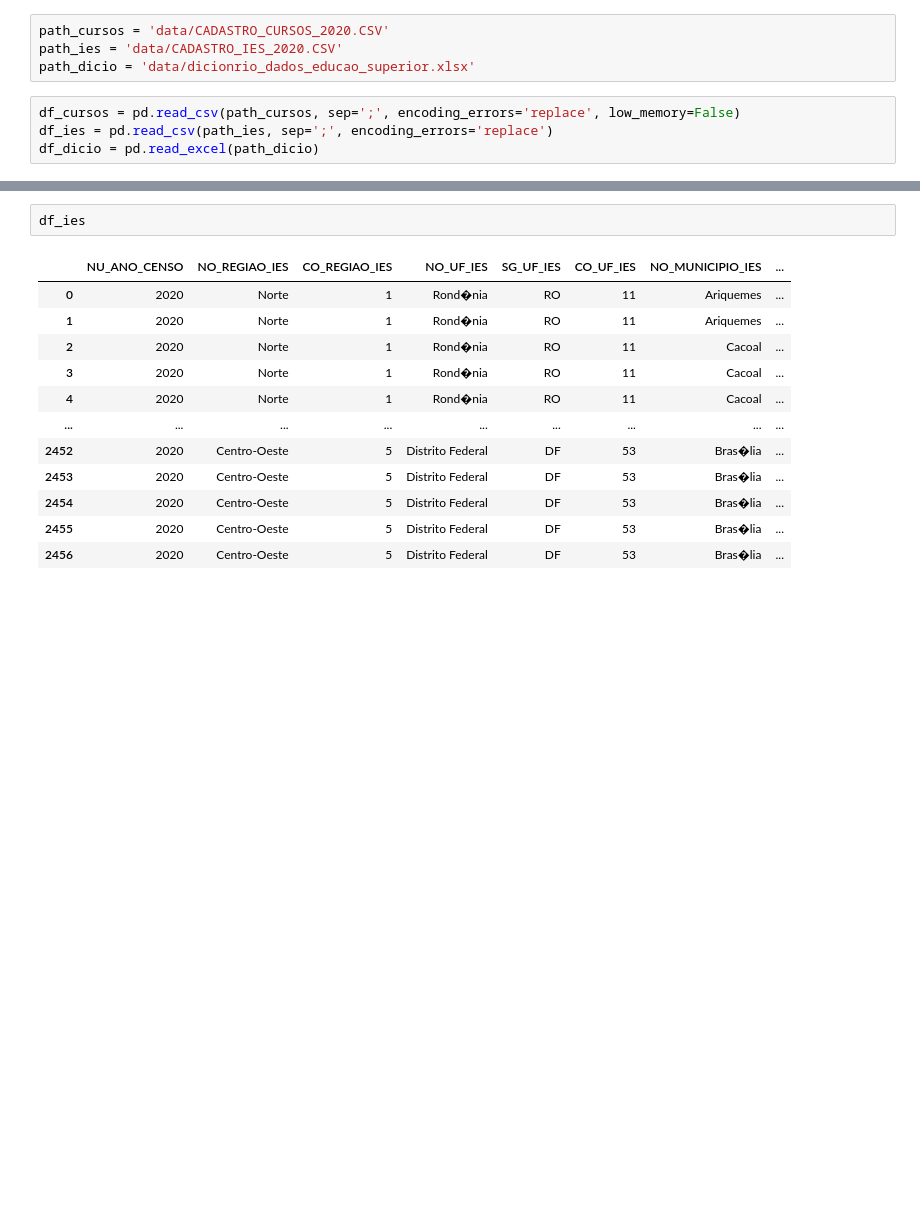
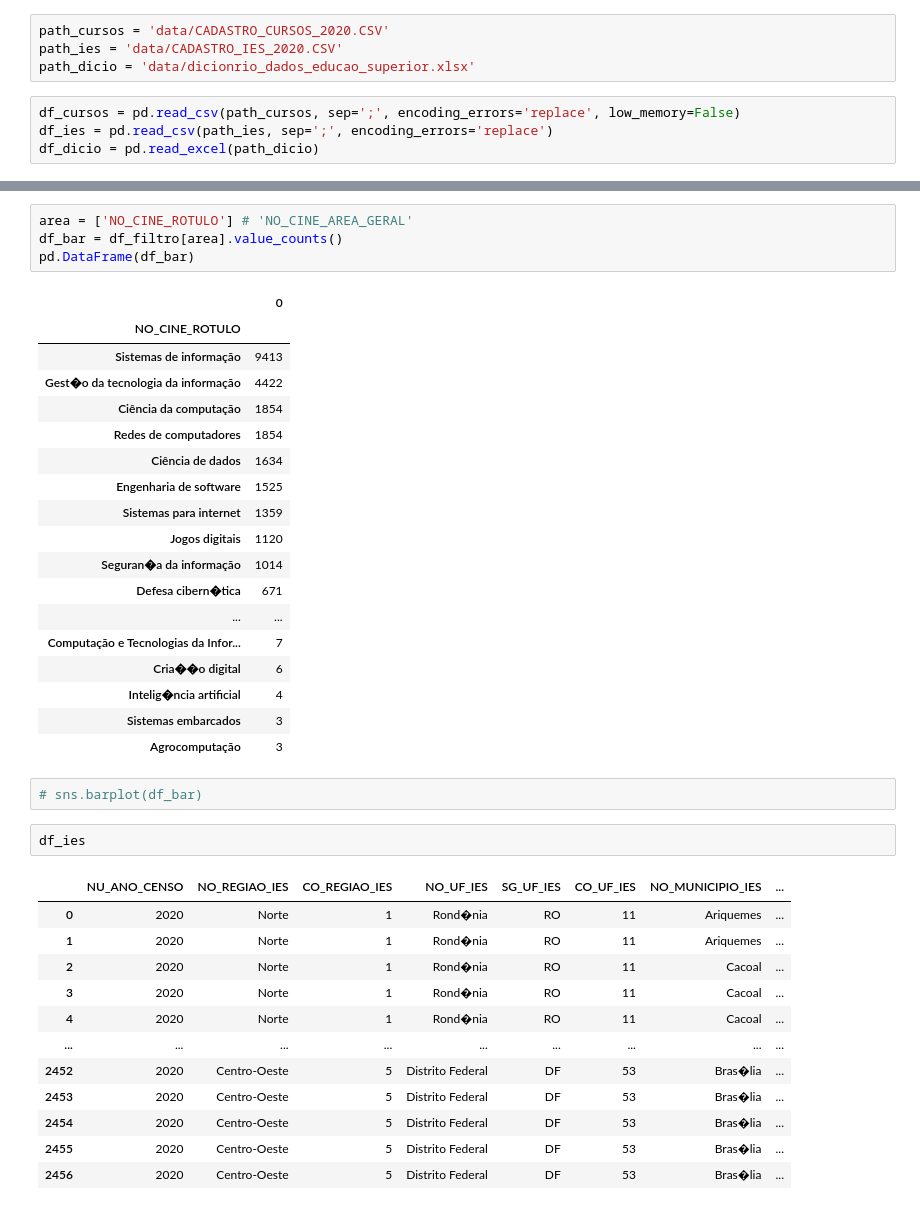
Before and after one commit to lujasmin/alunas, a Jupyter notebook: notebook.ipynb, the cells around one changed output, grey strips where cells are left out. Drawn from its saved outputs; the diff is of its cells as text; blank space fills up the shorter version.

```diff
--- a/notebook.ipynb
+++ b/notebook.ipynb
@@ -27,3 +38,28 @@ df_cursos
+# %%
+area = ['NO_CINE_ROTULO'] # 'NO_CINE_AREA_GERAL'
+df_bar = df_filtro[area].value_counts()
+pd.DataFrame(df_bar)
+# %% [output]
+|  | 0 |
+| NO_CINE_ROTULO |  |
+| Sistemas de informação | 9413 |
+| Gest�o da tecnologia da informação | 4422 |
+| Ciência da computação | 1854 |
+| Redes de computadores | 1854 |
+| Ciência de dados | 1634 |
+| Engenharia de software | 1525 |
+| Sistemas para internet | 1359 |
+| Jogos digitais | 1120 |
+| Seguran�a da informação | 1014 |
+| Defesa cibern�tica | 671 |
+| ... | ... |
+| Computação e Tecnologias da Infor... | 7 |
+| Cria��o digital | 6 |
+| Intelig�ncia artificial | 4 |
+| Sistemas embarcados | 3 |
+| Agrocomputação | 3 |
+# %%
+# sns.barplot(df_bar)
 # %%
 df_ies
 # %% [output]
```
Also changed, not shown: parts of 4 cells of this notebook, 1 other file.
